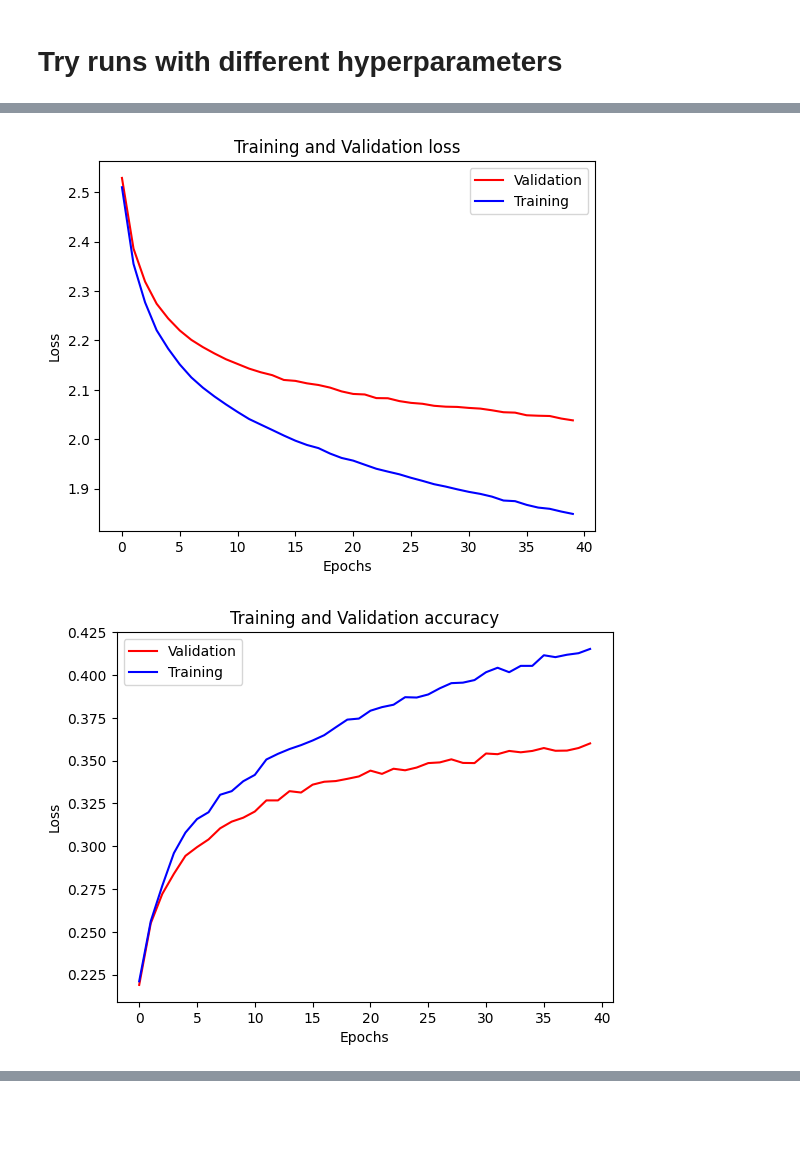
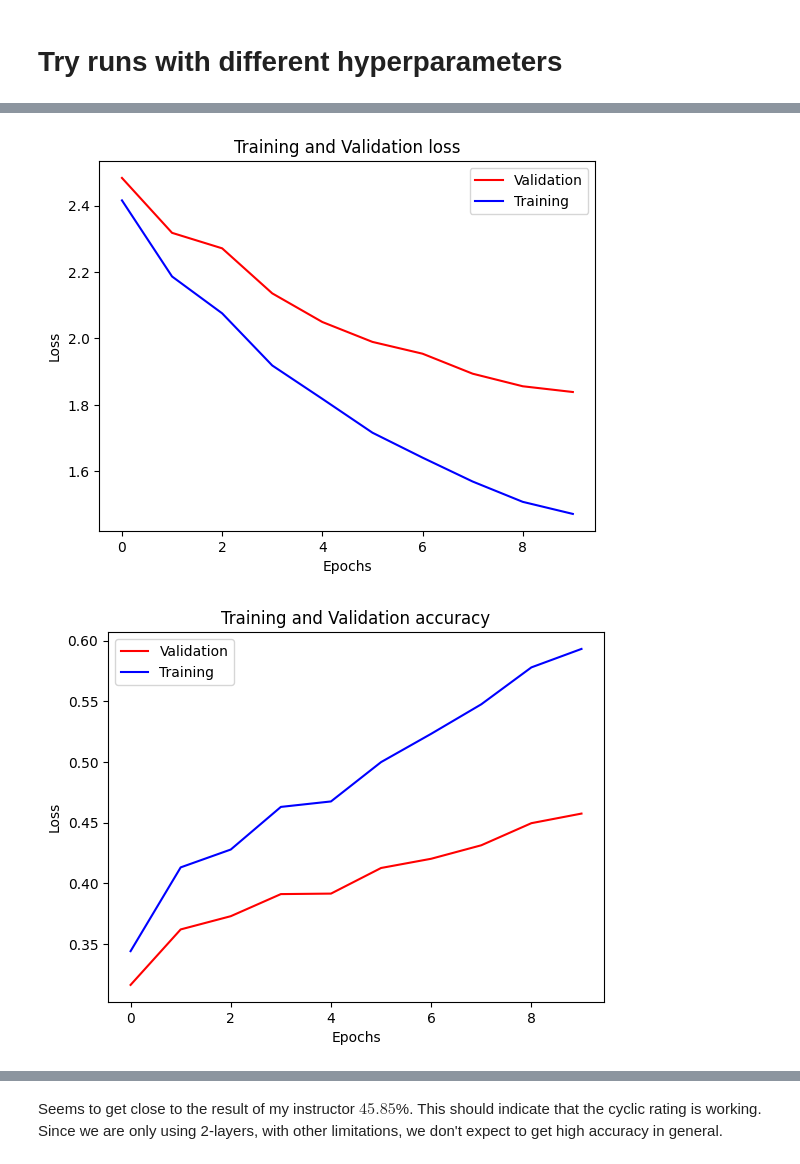
Before and after one commit to total-expectation/TWIML-DL-Study-Group, a Jupyter notebook: chapter6/m_layer_nn.ipynb, the cells around one changed output, grey strips where cells are left out. Drawn from its saved outputs; the diff is of its cells as text; code cells hidden in the pictures; blank space fills up the shorter version.

Commit message:
Add finished m-layer nn

```diff
--- a/chapter6/m_layer_nn.ipynb
+++ b/chapter6/m_layer_nn.ipynb
@@ -487,7 +485,7 @@ Implementing the nn is straightforward. The components are forward pass, backwar
 # %%
 class NN():
     def __init__(self, input_feature, hidden_nodes, mean=0, _lambda=0):
-        assert type(hidden_nodes) is list
+        assert type(hidden_nodes) is list or np.ndarray
         prev = input_feature
         w_layers = []
         b_layers = []
@@ -707,0 +747,2 @@ def train_nn(nn, train, valid, n_epochs, batch_size, learning_rate):
+# %%
+Hyperparams = namedtuple("Hyperparams", "epochs batch_size step_size eta_min eta_max eta")
@@ -710,24 +786,25 @@ def train_nn(nn, train, valid, n_epochs, batch_size, learning_rate):
 # %%
 # hyperparameters
+hyperparams = Hyperparams(epochs=10, batch_size=100, step_size=500, eta_min=1e-5, eta_max=1e-1, eta=1e-3)
 features = train.x.shape[0]
-batch_size = 100
-_lambda = 0
-eta = 0.001
-n_epochs = 40
-hidden_features = [10]
+_lambda = 1e-2
+hidden_features = [50, 10]
 np.random.seed(400)
 random.seed(400)
 
 nn1 = NN(features, hidden_features, _lambda=_lambda)
-train_loss, valid_loss, train_accuracy, valid_accuracy = train_nn(nn1, train, valid, n_epochs, batch_size, eta)
-plot_stats(train_loss, valid_loss, "loss")
-plot_stats(train_accuracy, valid_accuracy, "accuracy")
+train_loss, valid_loss, train_accuracy, valid_accuracy, cyclical_learning_rate_progression, update_steps = train_nn(nn1, train, valid, hyperparams)
+plot_stats(train_loss, "loss", valid_loss)
+plot_stats(train_accuracy, "accuracy", valid_accuracy)
+
 
 # latest train/valid accuracy and loss
 print(f"Train accuracy: {train_accuracy[-1]}")
 print(f"Valid accuracy: {valid_accuracy[-1]}")
 print(f"Train loss: {train_loss[-1]}")
 print(f"Valid loss: {valid_loss[-1]}")
+
+plot_cyclic_rate(cyclical_learning_rate_progression, update_steps)
 # %% [output]
-[figure, old version]
+[figure, new version]
-[figure, old version]
+[figure, new version]
@@ -737,0 +816,2 @@ Valid loss: 2.0383111939305674
+# %% [markdown]
+Seems to get close to the result of my instructor $45.85$%. This should indicate that the cyclic rating is working. Since we are only using 2-layers, with other limitations, we don't expect to get high accuracy in general.
```
Also changed, not shown: parts of 30 cells of this notebook.
